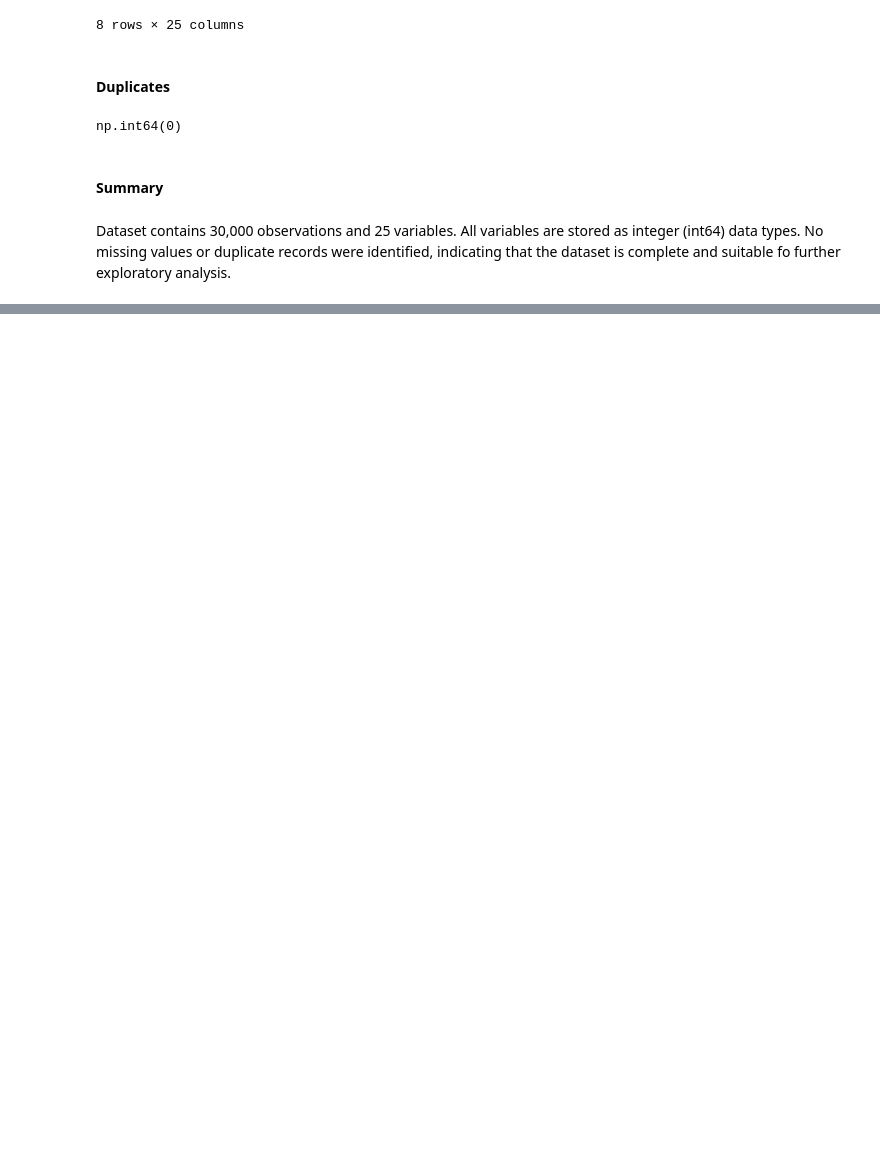
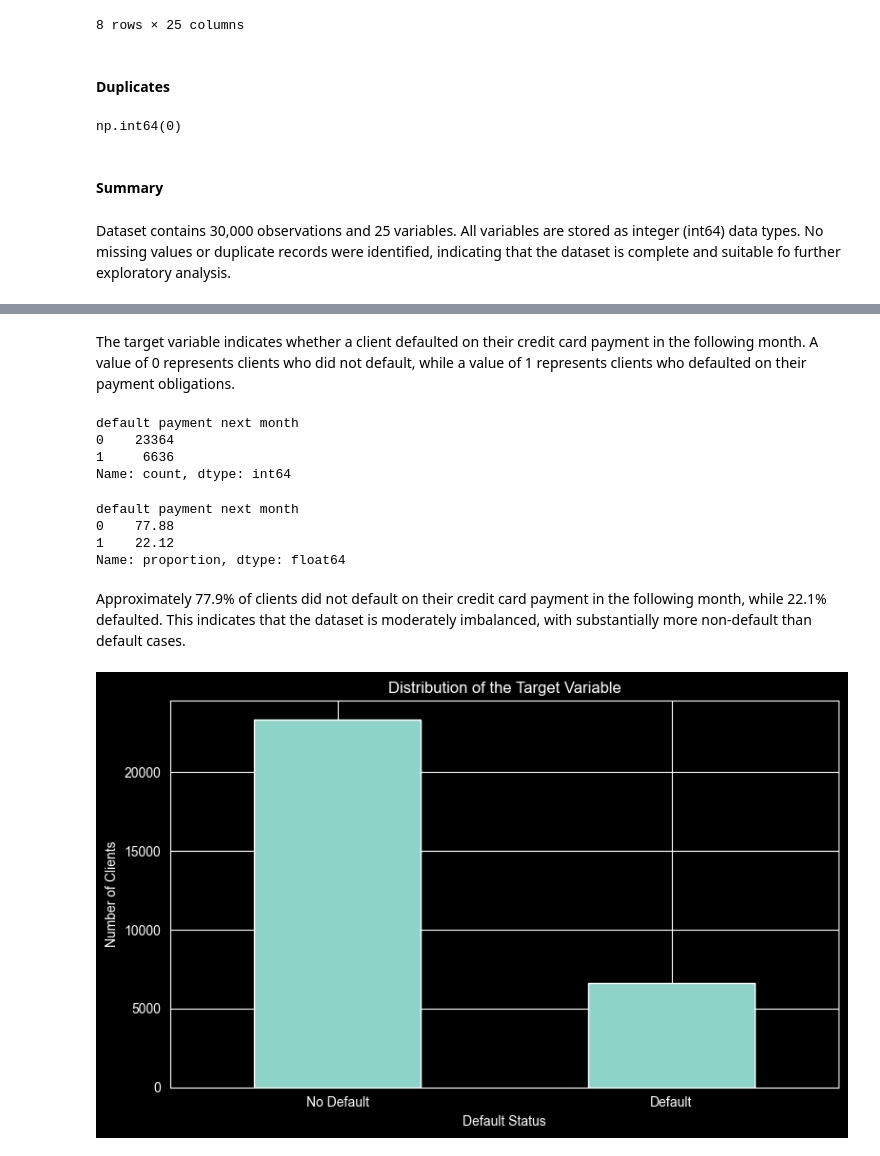
Before and after one commit to dvsdevious/credit-default-logistic-regression, a Jupyter notebook: notebooks/01_eda.ipynb, the cells around one changed output, grey strips where cells are left out. Cells and saved outputs as stored; diff of their text form; code cells hidden in the pictures; blank space fills up the shorter version.

```diff
--- a/notebooks/01_eda.ipynb
+++ b/notebooks/01_eda.ipynb
@@ -74,0 +79,34 @@ Dataset contains 30,000 observations and 25 variables. All variables are stored
+# %% [markdown]
+The target variable indicates whether a client defaulted on their credit card payment in the following month. A value of 0 represents clients who did not default, while a value of 1 represents clients who defaulted on their payment obligations.
+# %%
+df['default payment next month'].value_counts()
+# %% [output]
+default payment next month
+0    23364
+1     6636
+Name: count, dtype: int64
+# %%
+df['default payment next month'].value_counts(normalize=True) * 100
+# %% [output]
+default payment next month
+0    77.88
+1    22.12
+Name: proportion, dtype: float64
+# %% [markdown]
+Approximately 77.9% of clients did not default on their credit card payment in the following month, while 22.1% defaulted. This indicates that the dataset is moderately imbalanced, with substantially more non-default than default cases.
+# %%
+default_counts = df['default payment next month'].value_counts().sort_index()
+default_counts.index = ['No Default', 'Default']
+# %%
+plt.figure(figsize=(8, 5))
+default_counts.plot(kind="bar")
+
+plt.title("Distribution of the Target Variable")
+plt.xlabel("Default Status")
+plt.ylabel("Number of Clients")
+plt.xticks(rotation=0)
+
+plt.tight_layout()
+plt.show()
+# %% [output]
+[figure, added]
```
Also changed, not shown: parts of 32 cells of this notebook.
